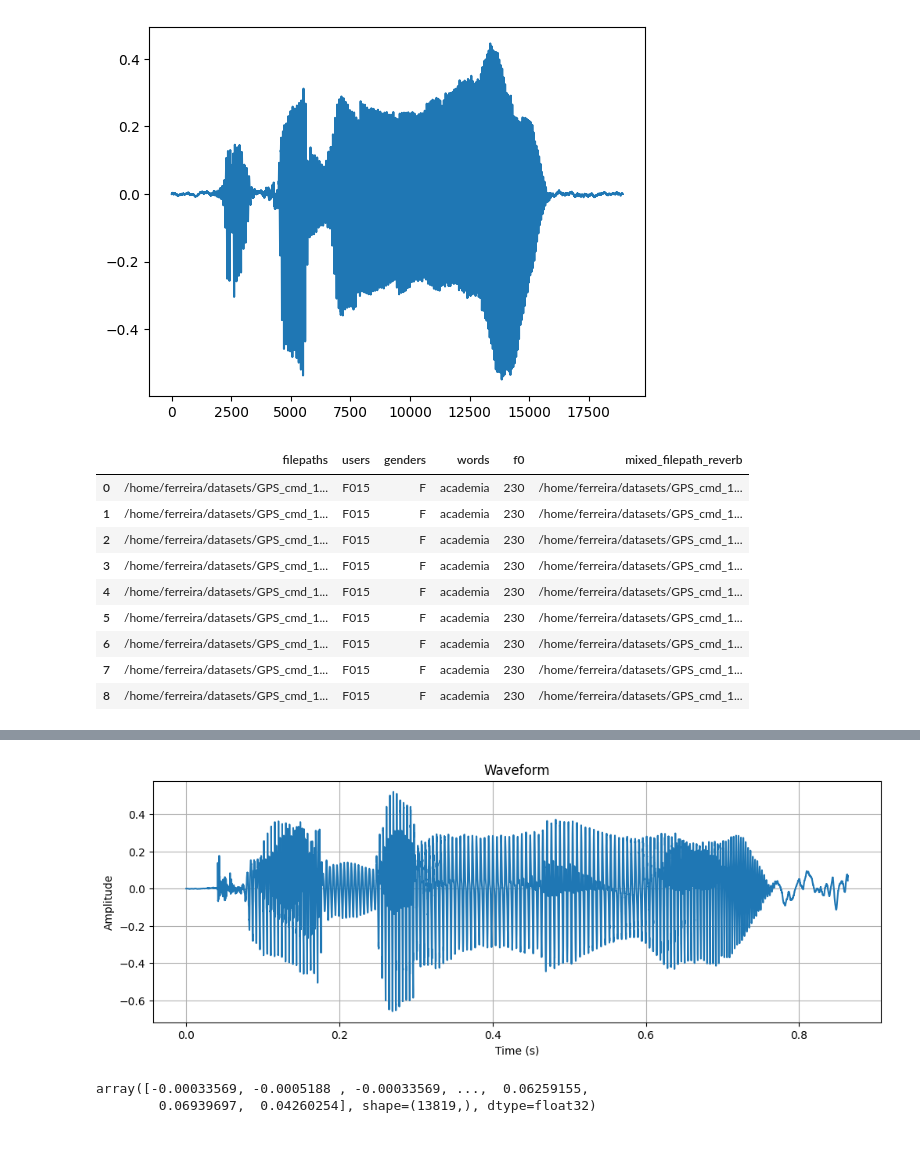
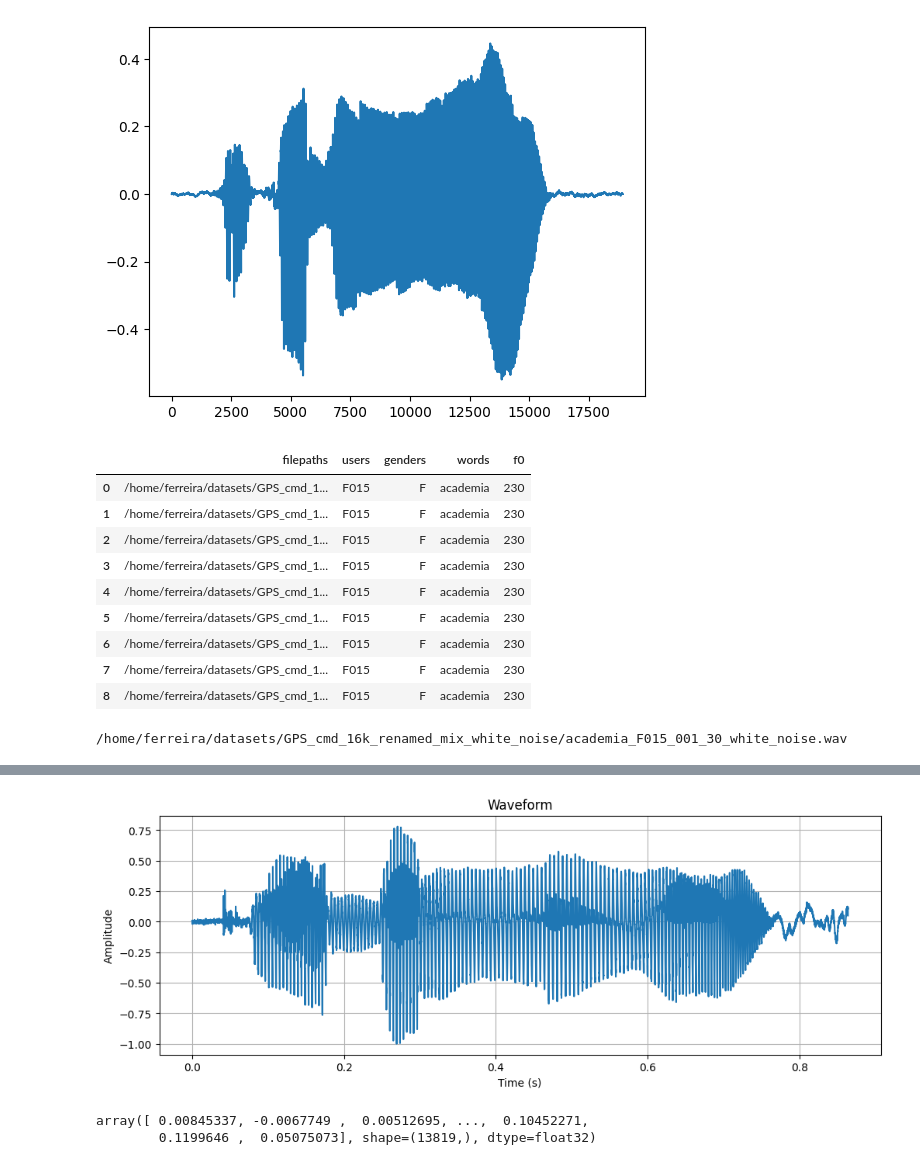
Before and after one commit to fernandasf/effect_pitch_classification, a Jupyter notebook: prepare_dataset/verify_audio.ipynb, the cells around one changed output, grey strips where cells are left out. Saved outputs shown, nothing was run; the diff lists cells and outputs as text; code cells hidden in the pictures.

```diff
--- a/prepare_dataset/verify_audio.ipynb
+++ b/prepare_dataset/verify_audio.ipynb
@@ -42,24 +43,28 @@ sys.path.append("/home/ferreira/effect_pitch_classification/prepare_dataset")
 from my_aux_code import MyAuxCode as MAC
 mac = MAC()
 # %%
-df = pd.read_csv("/home/ferreira/effect_pitch_classification/lists/test_reverb.csv")
-df
+df = pd.read_csv("/home/ferreira/effect_pitch_classification/lists/test.csv")
+df_rev = pd.read_csv("/home/ferreira/effect_pitch_classification/lists/test_reverb.csv")
+df_bg = pd.read_csv("/home/ferreira/effect_pitch_classification/lists/test_white_noise.csv")
+df_bg
 # %% [output]
-|  | filepaths | users | genders | words | f0 | mixed_filepath_reverb |
-| 0 | /home/ferreira/datasets/GPS_cmd_1... | F015 | F | academia | 230 | /home/ferreira/datasets/GPS_cmd_1... |
-| 1 | /home/ferreira/datasets/GPS_cmd_1... | F015 | F | academia | 230 | /home/ferreira/datasets/GPS_cmd_1... |
-| 2 | /home/ferreira/datasets/GPS_cmd_1... | F015 | F | academia | 230 | /home/ferreira/datasets/GPS_cmd_1... |
-| 3 | /home/ferreira/datasets/GPS_cmd_1... | F015 | F | academia | 230 | /home/ferreira/datasets/GPS_cmd_1... |
-| 4 | /home/ferreira/datasets/GPS_cmd_1... | F015 | F | academia | 230 | /home/ferreira/datasets/GPS_cmd_1... |
-| 5 | /home/ferreira/datasets/GPS_cmd_1... | F015 | F | academia | 230 | /home/ferreira/datasets/GPS_cmd_1... |
-| 6 | /home/ferreira/datasets/GPS_cmd_1... | F015 | F | academia | 230 | /home/ferreira/datasets/GPS_cmd_1... |
-| 7 | /home/ferreira/datasets/GPS_cmd_1... | F015 | F | academia | 230 | /home/ferreira/datasets/GPS_cmd_1... |
-| 8 | /home/ferreira/datasets/GPS_cmd_1... | F015 | F | academia | 230 | /home/ferreira/datasets/GPS_cmd_1... |
+|  | filepaths | users | genders | words | f0 |
+| 0 | /home/ferreira/datasets/GPS_cmd_1... | F015 | F | academia | 230 |
+| 1 | /home/ferreira/datasets/GPS_cmd_1... | F015 | F | academia | 230 |
+| 2 | /home/ferreira/datasets/GPS_cmd_1... | F015 | F | academia | 230 |
+| 3 | /home/ferreira/datasets/GPS_cmd_1... | F015 | F | academia | 230 |
+| 4 | /home/ferreira/datasets/GPS_cmd_1... | F015 | F | academia | 230 |
+| 5 | /home/ferreira/datasets/GPS_cmd_1... | F015 | F | academia | 230 |
+| 6 | /home/ferreira/datasets/GPS_cmd_1... | F015 | F | academia | 230 |
+| 7 | /home/ferreira/datasets/GPS_cmd_1... | F015 | F | academia | 230 |
+| 8 | /home/ferreira/datasets/GPS_cmd_1... | F015 | F | academia | 230 |
 # %%
-path = df['filepaths'][0]
-mac.display_audio(path)
+path = df_bg['filepaths'][0]
+print(path)
+mac.display_audio(path, sr=16000, normalize=True)
 # %% [output]
+/home/ferreira/datasets/GPS_cmd_16k_renamed_mix_white_noise/academia_F015_001_30_white_noise.wav
 [interactive output not drawn]
-[figure, old version]
+[figure, new version]
-array([-0.00033569, -0.0005188 , -0.00033569, ...,  0.06259155,
-        0.06939697,  0.04260254], shape=(13819,), dtype=float32)
+array([ 0.00845337, -0.0067749 ,  0.00512695, ...,  0.10452271,
+        0.1199646 ,  0.05075073], shape=(13819,), dtype=float32)
```
Also changed, not shown: parts of 3 cells of this notebook, 9 other files.
